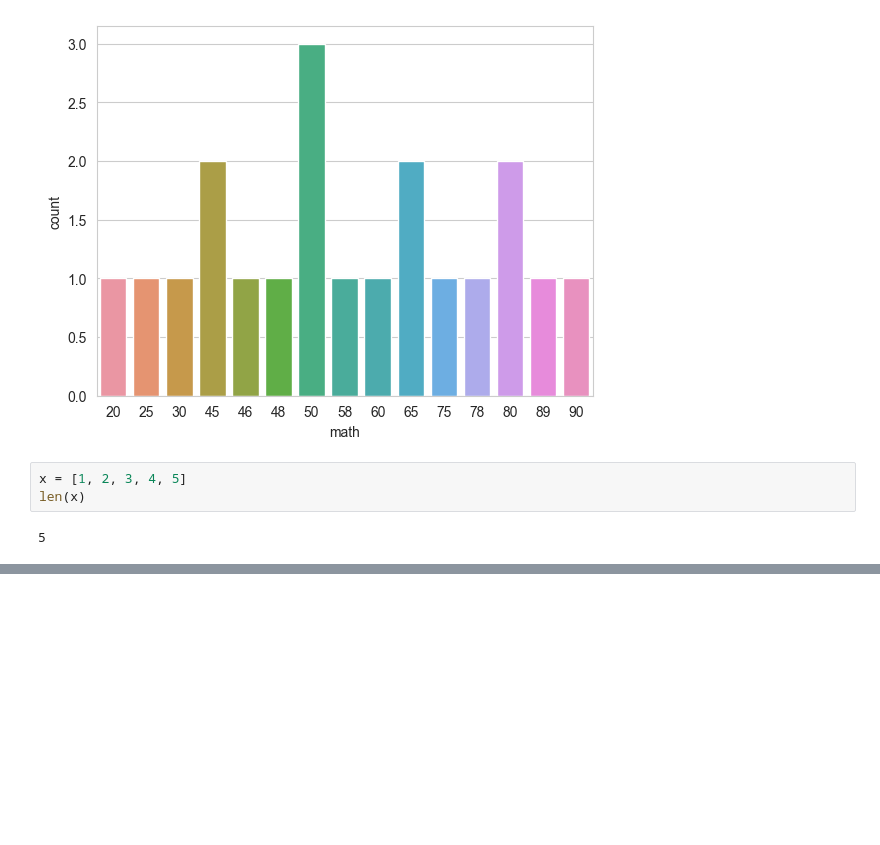
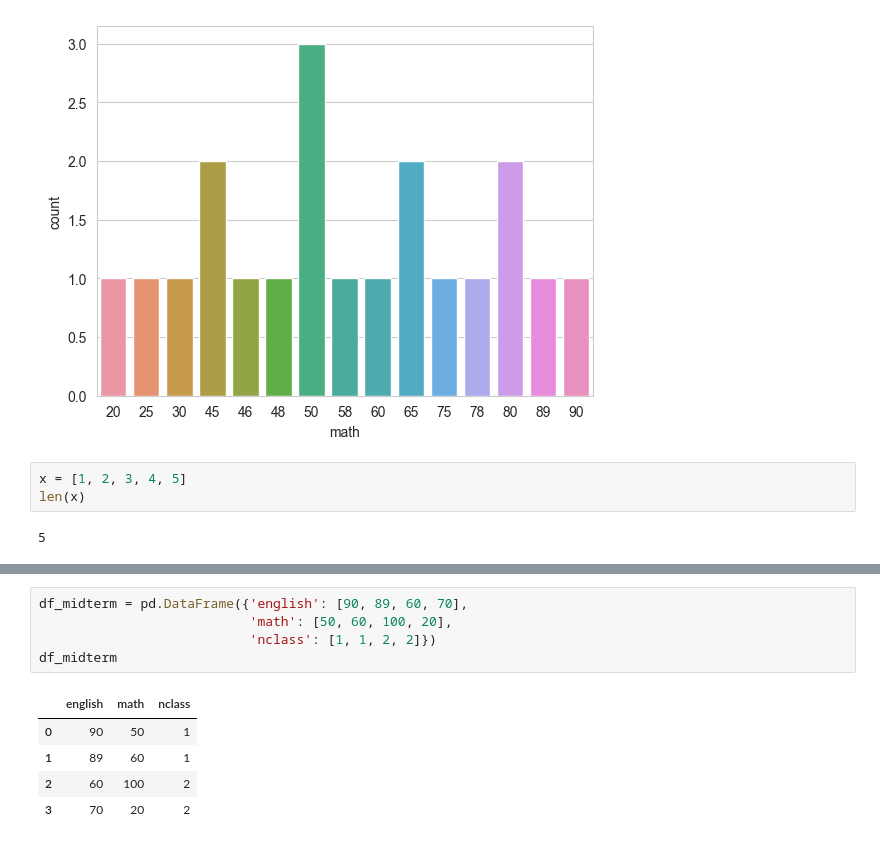
Before and after one commit to PSLeon24/Data_Analysis, a Jupyter notebook: Learn_DataScience/chap4/week3.ipynb, the cells around one changed output, grey strips where cells are left out. Drawn from its saved outputs; the diff is of its cells as text; blank space fills up the shorter version.

```diff
--- a/Learn_DataScience/chap4/week3.ipynb
+++ b/Learn_DataScience/chap4/week3.ipynb
@@ -91,0 +102,11 @@ df.head()
+# %%
+df_midterm = pd.DataFrame({'english': [90, 89, 60, 70],
+                           'math': [50, 60, 100, 20],
+                           'nclass': [1, 1, 2, 2]})
+df_midterm
+# %% [output]
+|  | english | math | nclass |
+| 0 | 90 | 50 | 1 |
+| 1 | 89 | 60 | 1 |
+| 2 | 60 | 100 | 2 |
+| 3 | 70 | 20 | 2 |
```
Also changed, not shown: parts of 17 cells of this notebook, 1 other file.
